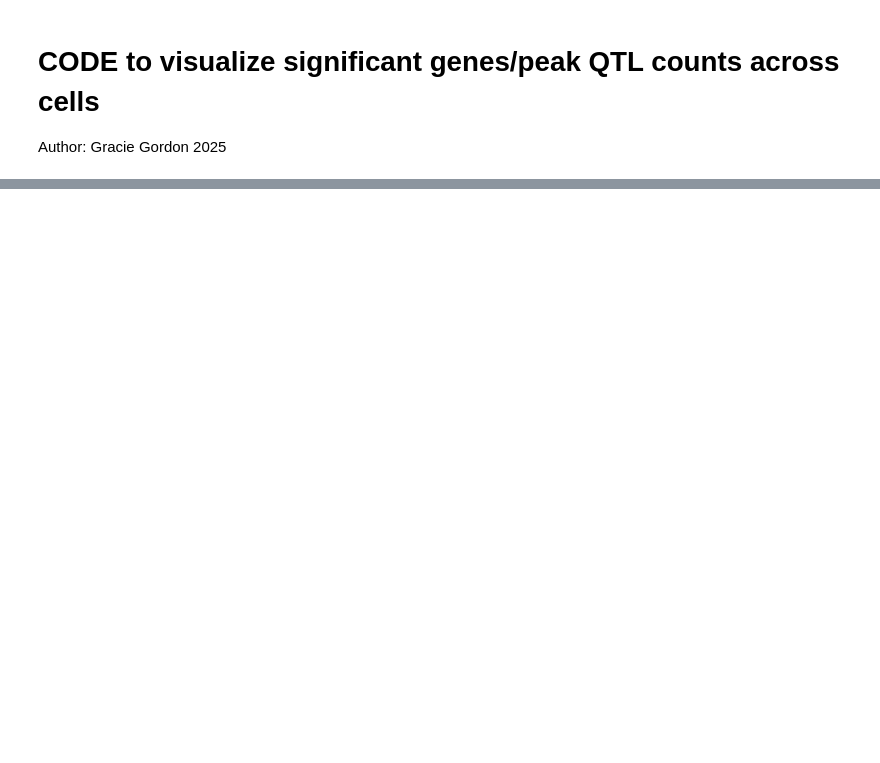
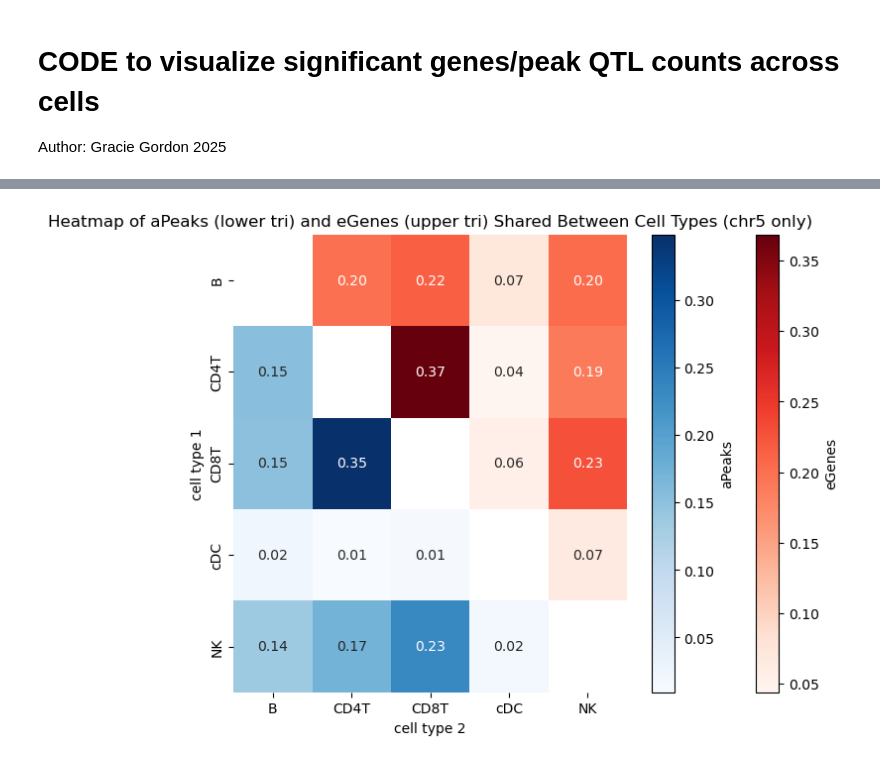
Before and after one commit to yelabucsf/icc_paper, a Jupyter notebook: Figures/Figure2/Genetics_Fig2_qtlcounts.ipynb, the cells around one changed output, grey strips where cells are left out. Drawn from its saved outputs; the diff is of its cells as text; code cells hidden in the pictures; blank space fills up the shorter version.

Commit message:
update qtl counts

```diff
--- a/Figures/Figure2/Genetics_Fig2_qtlcounts.ipynb
+++ b/Figures/Figure2/Genetics_Fig2_qtlcounts.ipynb
@@ -46,7 +79,26 @@ def make_heatmap(df_pivot,title="Heatmap of eGenes Shared Between Cell Types"):
     # Show the plot
     plt.show()
 
-def make_split_heatmap(df_pivot,title="Heatmap of eGenes Shared Between Cell Types"):
+def make_jaccard_df(df,cells):
+    filtered = df[df['pval_nominal'] < df['pval_nominal_threshold']]
+    unique_pairs = filtered[['cell_type', 'phenotype_id']].drop_duplicates()
+    from itertools import combinations_with_replacement
+    cell_combs=list(combinations_with_replacement(cells, 2))
+    jaccard_df=pd.DataFrame(index=cells, columns=cells)
+    for comb in cell_combs:
+        #print(f"Cell type: {comb[0]} vs {comb[1]}")
+        c1_genes=unique_pairs[unique_pairs['cell_type']==comb[0]]['phenotype_id']
+        c2_genes=unique_pairs[unique_pairs['cell_type']==comb[1]]['phenotype_id']
+        intersection=len(set(c1_genes).intersection(set(c2_genes)))
+
+        union=len(set(c1_genes).union(set(c2_genes)))
+        jaccard_df.loc[comb[0],comb[1]]=intersection / union if union != 0 else 0
+        jaccard_df.loc[comb[1],comb[0]]=intersection / union if union != 0 else 0
+        #cell_df = merged[merged['cell_type_x'] == cell]
+        #print(cell_df[['cell_type_y', 'phenotype_id']].drop_duplicates().shape[0], "shared eGenes with other cell types")
+    return(jaccard_df)
+
+def make_split_heatmap(df_pivot,title="Heatmap of eGenes Shared Between Cell Types",num_type='d'):
     # Convert the table values to numeric for heatmap
     heatmap_data = df_pivot.apply(pd.to_numeric)
 
@@ -56,10 +108,10 @@ def make_split_heatmap(df_pivot,title="Heatmap of eGenes Shared Between Cell Typ
     # Create the heatmap
     fig, ax = plt.subplots(figsize=(8, 6))
     # Plot lower triangle with one color palette
-    sns.heatmap(heatmap_data, mask=~mask_lower, cmap="Blues",fmt="d", ax=ax, cbar=False, annot=True)
+    sns.heatmap(heatmap_data, mask=~mask_lower, cmap="Blues",fmt=num_type, ax=ax, cbar=False, annot=True)
 
     # Overlay upper triangle with another color palette
-    sns.heatmap(heatmap_data, mask=~mask_upper, cmap="Reds",fmt="d", ax=ax, cbar=False, annot=True)
+    sns.heatmap(heatmap_data, mask=~mask_upper, cmap="Reds",fmt=num_type, ax=ax, cbar=False, annot=True)
 
     # Add a color bar for clarity
     plt.colorbar(ax.collections[1], ax=ax, orientation='vertical', label='eGenes')
@@ -89,7 +141,7 @@ def combine_egene_files( dir, cells, chr_start=1, chr_end=23):
 
     return(egene)
 
-def merge_hit_count_matrix(counts1, counts2):
+def merge_hit_count_matrix(counts1, counts2,num_type=int):
     #merge two counts
     # Extract the lower triangle
     mask = np.tril(np.ones(counts1.shape)).astype(bool)
@@ -101,7 +153,7 @@ def merge_hit_count_matrix(counts1, counts2):
     for i in range(len(merged_matrix)):
         merged_matrix.iat[i, i] = 0 #np.nan
 
-    merged_matrix = merged_matrix.astype(int)
+    merged_matrix = merged_matrix.astype(num_type)
     return(merged_matrix)
 # %%
 cells=['B','CD4T','CD8T','cDC','NK']
@@ -113,3 +173,11 @@ NameError: name 'pd' is not defined
 # %%
 egene_counts=create_sig_counts_percell(rna_egene)
 apeak_counts=create_sig_counts_percell(atac_egene)
+# %%
+rna_jaccard_df=make_jaccard_df(rna_egene,cells)
+atac_jaccard_df=make_jaccard_df(atac_egene,cells)
+# %%
+df_plot=merge_hit_count_matrix(atac_jaccard_df,rna_jaccard_df,float)
+make_split_heatmap(df_plot,title="Heatmap of aPeaks (lower tri) and eGenes (upper tri) Shared Between Cell Types (chr5 only)",num_type='.2f')
+# %% [output]
+[figure, added]
```
Also changed, not shown: parts of 12 cells of this notebook.
